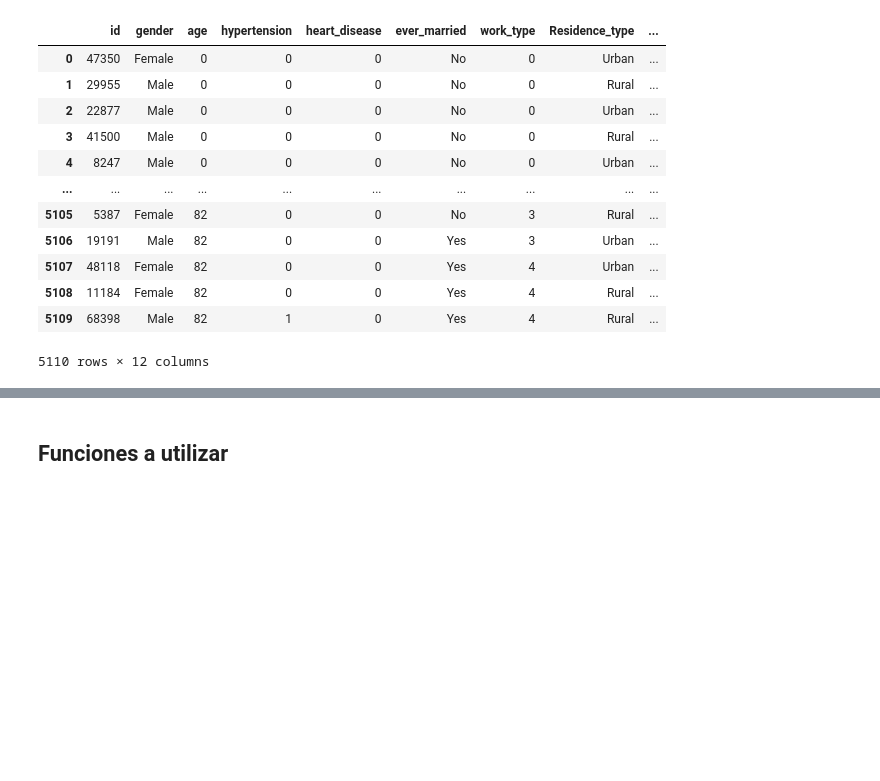
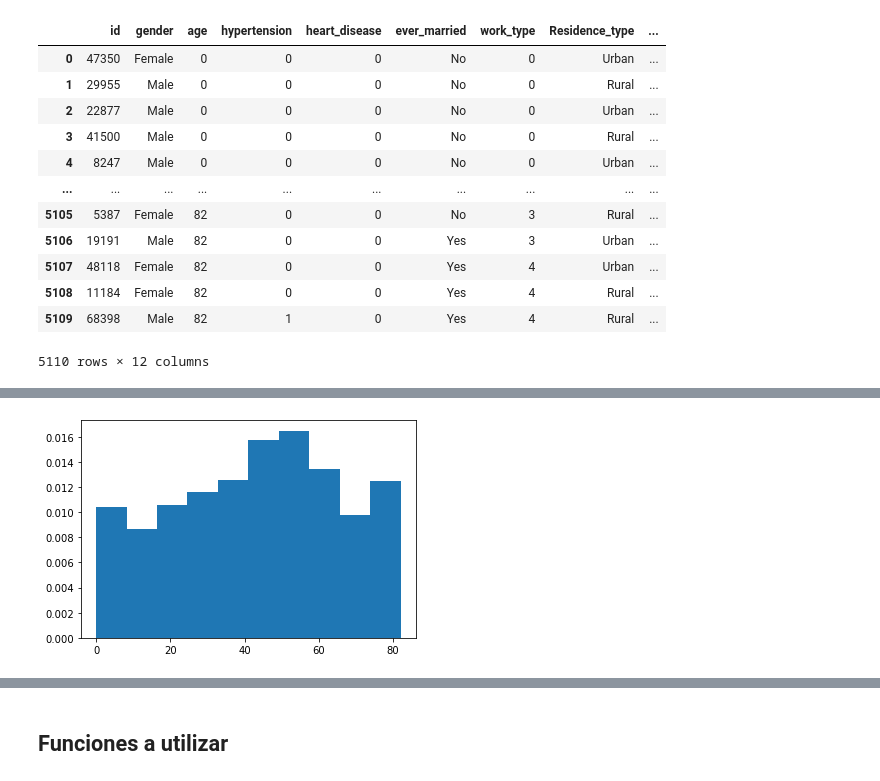
Before and after one commit to Tonydesanty/Proyecto-entrega-1, a Jupyter notebook: Entrega 1 proyecto.ipynb, the cells around one changed output, grey strips where cells are left out. Cells and saved outputs as stored; diff of their text form; code cells hidden in the pictures; blank space fills up the shorter version.

```diff
--- a/Entrega 1 proyecto.ipynb
+++ b/Entrega 1 proyecto.ipynb
@@ -120,3 +130,21 @@ data
 | 5108 | 11184 | Female | 82 | 0 | 0 | Yes | 4 | Rural | ... |
 | 5109 | 68398 | Male | 82 | 1 | 0 | Yes | 4 | Rural | ... |
 5110 rows × 12 columns
+# %%
+clean_data = pd.DataFrame()
+# Filtrar las variables a analizar
+clean_data['age'] = data.T.loc['age']
+clean_data['smoking_status'] = data.T.loc['smoking_status']
+clean_data['bmi'] = data.T.loc['bmi']
+clean_data['wor_type'] = data.T.loc['work_type']
+# Invertir datos para tener los valores iniciales al principio
+clean_data = clean_data.iloc[::-1]
+# Reemplazar index por uno que tenga los vlores de forma descendiente
+clean_data['index'] = [i for i in range(len(clean_data['age']))]
+clean_data.set_index('index', inplace = True)
+# Eliminar hasta primer positivo
+clean_data = clean_data.iloc[37:,:]
+# llenar valores nulos
+clean_data.fillna(0,inplace = True)
+# Mostrar la cola del data frame
+clean_data
@@ -122,0 +168,3 @@ data
+# %%
+totalages = clean_data['age']
+totalages.head()
@@ -122,0 +179,9 @@ data
+# %%
+# plotear histograma de los datos
+
+J = 10  # Cantidad de particiones del histograma
+[freq, x_hist, _] = plt.hist(totalages,bins = J, density = True ); # histograma
+plt.show() # mostrar histograma
+x_hist = x_hist[1:] # Se obvia el último valor de x para obtener exactamente J muestras de x
+# %% [output]
+[figure, added]
```
Also changed, not shown: parts of 14 cells of this notebook.
